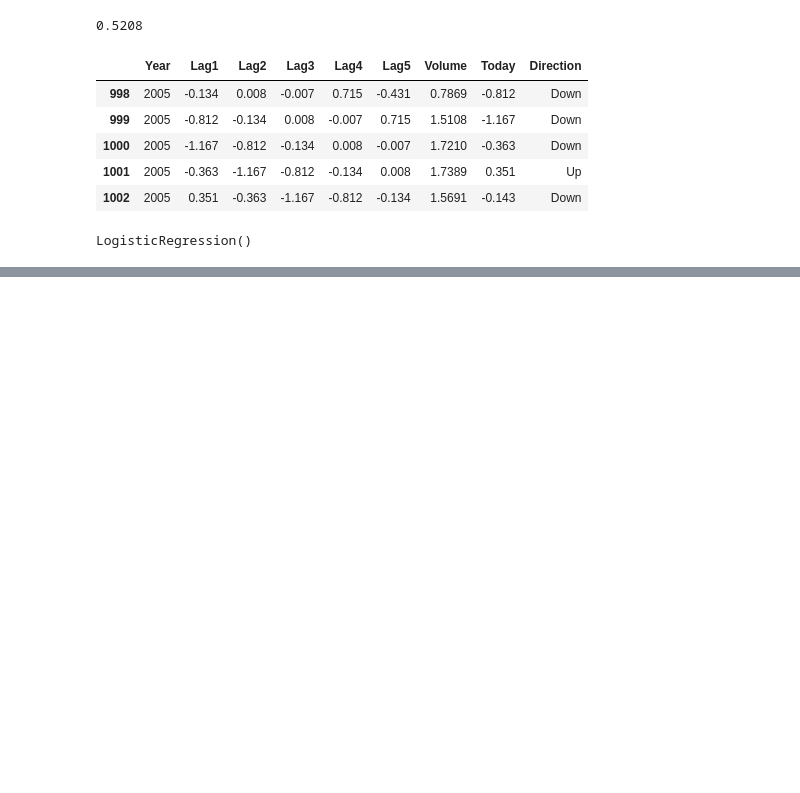
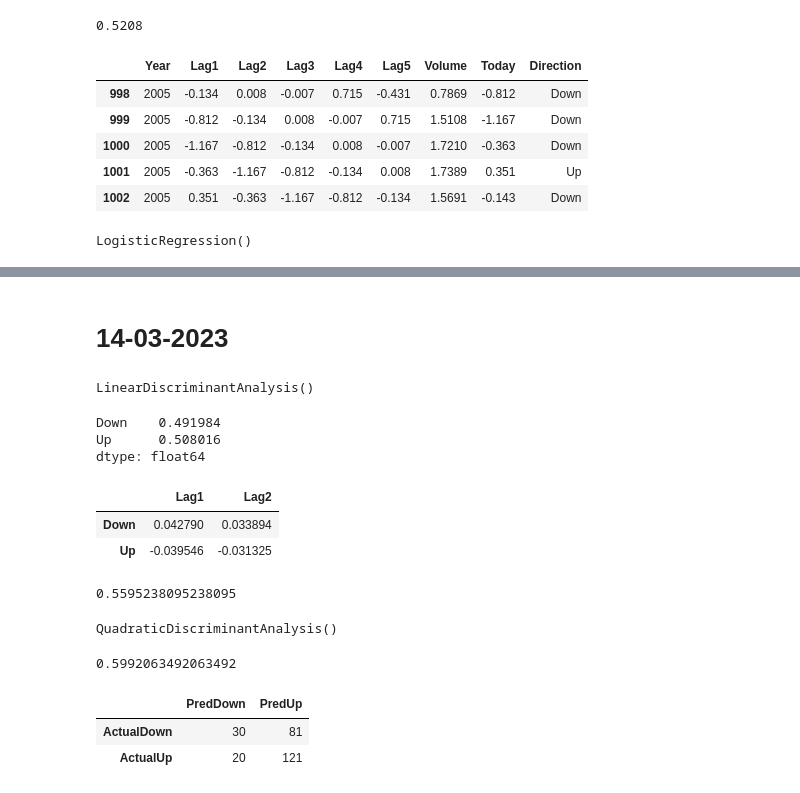
Before and after one commit to BahramMuzaffarli/Jupyter, a Jupyter notebook: DataScience SGH.ipynb, the cells around one changed output, grey strips where cells are left out. Cells and saved outputs as stored; diff of their text form; code cells hidden in the pictures; blank space fills up the shorter version.

```diff
--- a/DataScience SGH.ipynb
+++ b/DataScience SGH.ipynb
@@ -270,0 +275,52 @@ ValueError: Found input variables with inconsistent numbers of samples: [998, 25
+# %% [markdown]
+# 14-03-2023
+# %%
+X_train = Smarket.loc[train, ["Lag1", "Lag2"]]
+y_train = Smarket.loc[train, "Direction"]
+
+X_test = Smarket.loc[~train, ["Lag1", "Lag2"]]
+y_test = Smarket.loc[~train, "Direction"]
+# %%
+log_reg = LogisticRegression()
+log_reg.fit(X_train, y_train)
+log_reg_pred = log_reg.predict(X_test)
+log_reg_score = log_reg.score(X_test, y_test)
+# %%
+lda_cl = LinearDiscriminantAnalysis()
+lda_cl.fit(X_train, y_train)
+# %% [output]
+LinearDiscriminantAnalysis()
+# %%
+pd.Series(lda_cl.priors_, index = lda_cl.classes_)
+# %% [output]
+Down    0.491984
+Up      0.508016
+dtype: float64
+# %%
+pd.DataFrame(lda_cl.means_, index = lda_cl.classes_,columns = X_train.columns)
+# %% [output]
+|  | Lag1 | Lag2 |
+| Down | 0.042790 | 0.033894 |
+| Up | -0.039546 | -0.031325 |
+# %%
+lda_pred = lda_cl.predict(X_test)
+lda_cl.score(X_test, y_test)
+# %% [output]
+0.5595238095238095
+# %%
+qda_cl = QuadraticDiscriminantAnalysis()
+qda_cl.fit(X_train, y_train)
+# %% [output]
+QuadraticDiscriminantAnalysis()
+# %%
+qda_pred = qda_cl.predict(X_test)
+qda_cl.score(X_test, y_test)
+# %% [output]
+0.5992063492063492
+# %%
+pd.DataFrame(confusion_matrix(y_test, qda_pred),
+             columns=["PredDown","PredUp"], index=["ActualDown","ActualUp"])
+# %% [output]
+|  | PredDown | PredUp |
+| ActualDown | 30 | 81 |
+| ActualUp | 20 | 121 |
```
Also changed, not shown: parts of 9 cells of this notebook.
